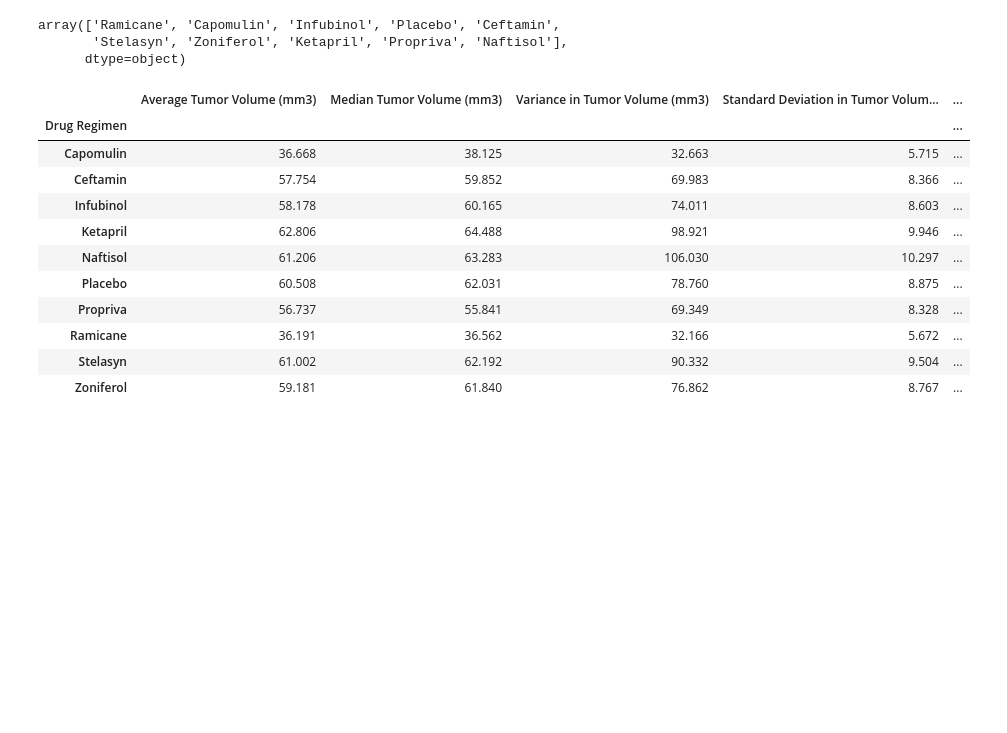
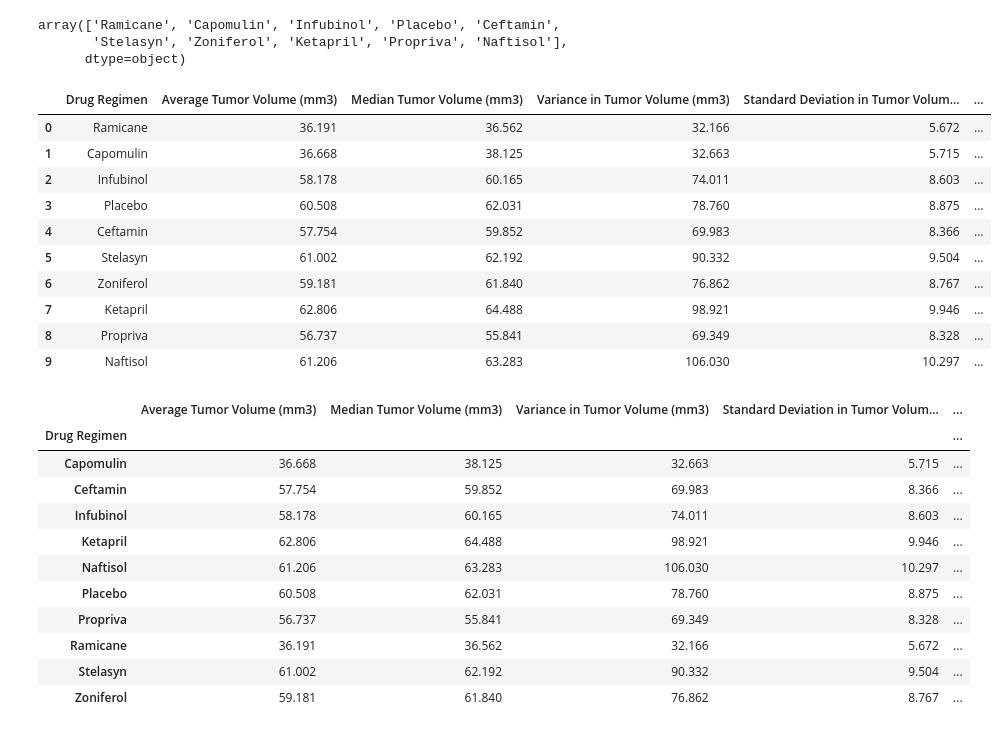
Before and after one commit to SofiaAS1/Pymaceuticals-Inc, a Jupyter notebook: 05-Matplotlib/Instructions/Pymaceuticals/pymaceuticals_starter.ipynb, the cells around one changed output. Cells and saved outputs as stored; diff of their text form; code cells hidden in the pictures; blank space fills up the shorter version.

Commit message:
Completed SummaryStats section

```diff
--- a/05-Matplotlib/Instructions/Pymaceuticals/pymaceuticals_starter.ipynb
+++ b/05-Matplotlib/Instructions/Pymaceuticals/pymaceuticals_starter.ipynb
@@ -114,4 +114,101 @@ cln_combod["Drug Regimen"].unique()
 array(['Ramicane', 'Capomulin', 'Infubinol', 'Placebo', 'Ceftamin',
        'Stelasyn', 'Zoniferol', 'Ketapril', 'Propriva', 'Naftisol'],
       dtype=object)
+# %%
+ramicane = cln_combod.loc[cln_combod["Drug Regimen"] == "Ramicane", :]
+rami_mean = ramicane["Tumor Volume (mm3)"].mean()
+rami_median = ramicane["Tumor Volume (mm3)"].median()
+rami_var = ramicane["Tumor Volume (mm3)"].var()
+rami_std = ramicane["Tumor Volume (mm3)"].std()
+rami_sem = ramicane["Tumor Volume (mm3)"].sem()
+
+capomulin = cln_combod.loc[cln_combod["Drug Regimen"] == "Capomulin", :]
+capo_mean = capomulin["Tumor Volume (mm3)"].mean()
+capo_median = capomulin["Tumor Volume (mm3)"].median()
+capo_var = capomulin["Tumor Volume (mm3)"].var()
+capo_std = capomulin["Tumor Volume (mm3)"].std()
+capo_sem = capomulin["Tumor Volume (mm3)"].sem()
+
+infubinol = cln_combod.loc[cln_combod["Drug Regimen"] == "Infubinol", :]
+infu_mean = infubinol["Tumor Volume (mm3)"].mean()
+infu_median = infubinol["Tumor Volume (mm3)"].median()
+infu_var = infubinol["Tumor Volume (mm3)"].var()
+infu_std = infubinol["Tumor Volume (mm3)"].std()
+infu_sem = infubinol["Tumor Volume (mm3)"].sem()
+
+placebo = cln_combod.loc[cln_combod["Drug Regimen"] == "Placebo", :]
+place_mean = placebo["Tumor Volume (mm3)"].mean()
+place_median = placebo["Tumor Volume (mm3)"].median()
+place_var = placebo["Tumor Volume (mm3)"].var()
+place_std = placebo["Tumor Volume (mm3)"].std()
+place_sem = placebo["Tumor Volume (mm3)"].sem()
+
+ceftamin = cln_combod.loc[cln_combod["Drug Regimen"] == "Ceftamin", :]
+ceft_mean = ceftamin["Tumor Volume (mm3)"].mean()
+ceft_median = ceftamin["Tumor Volume (mm3)"].median()
+ceft_var = ceftamin["Tumor Volume (mm3)"].var()
+ceft_std = ceftamin["Tumor Volume (mm3)"].std()
+ceft_sem = ceftamin["Tumor Volume (mm3)"].sem()
+
+stelasyn = cln_combod.loc[cln_combod["Drug Regimen"] == "Stelasyn", :]
+stela_mean = stelasyn["Tumor Volume (mm3)"].mean()
+stela_median = stelasyn["Tumor Volume (mm3)"].median()
+stela_var = stelasyn["Tumor Volume (mm3)"].var()
+stela_std = stelasyn["Tumor Volume (mm3)"].std()
+stela_sem = stelasyn["Tumor Volume (mm3)"].sem()
+
+zoniferol = cln_combod.loc[cln_combod["Drug Regimen"] == "Zoniferol", :]
+zoni_mean = zoniferol["Tumor Volume (mm3)"].mean()
+zoni_median = zoniferol["Tumor Volume (mm3)"].median()
+zoni_var = zoniferol["Tumor Volume (mm3)"].var()
+zoni_std = zoniferol["Tumor Volume (mm3)"].std()
+zoni_sem = zoniferol["Tumor Volume (mm3)"].sem()
+
+ketapril = cln_combod.loc[cln_combod["Drug Regimen"] == "Ketapril", :]
+keta_mean = ketapril["Tumor Volume (mm3)"].mean()
+keta_median = ketapril["Tumor Volume (mm3)"].median()
+keta_var = ketapril["Tumor Volume (mm3)"].var()
+keta_std = ketapril["Tumor Volume (mm3)"].std()
+keta_sem = ketapril["Tumor Volume (mm3)"].sem()
+
+propriva = cln_combod.loc[cln_combod["Drug Regimen"] == "Propriva", :]
+prop_mean = propriva["Tumor Volume (mm3)"].mean()
+prop_median = propriva["Tumor Volume (mm3)"].median()
+prop_var = propriva["Tumor Volume (mm3)"].var()
+prop_std = propriva["Tumor Volume (mm3)"].std()
+prop_sem = propriva["Tumor Volume (mm3)"].sem()
+
+naftisol = cln_combod.loc[cln_combod["Drug Regimen"] == "Naftisol", :]
+naft_mean = naftisol["Tumor Volume (mm3)"].mean()
+naft_median = naftisol["Tumor Volume (mm3)"].median()
+naft_var = naftisol["Tumor Volume (mm3)"].var()
+naft_std = naftisol["Tumor Volume (mm3)"].std()
+naft_sem = naftisol["Tumor Volume (mm3)"].sem()
+
+summary_stats = pd.DataFrame({"Drug Regimen":['Ramicane', 'Capomulin', 'Infubinol', 'Placebo', 'Ceftamin',
+       'Stelasyn', 'Zoniferol', 'Ketapril', 'Propriva', 'Naftisol'],
+        "Average Tumor Volume (mm3)":[rami_mean, capo_mean, infu_mean, place_mean, ceft_mean, stela_mean, zoni_mean, keta_mean, prop_mean, naft_mean],
+     "Median Tumor Volume (mm3)": [rami_median, capo_median, infu_median, place_median, ceft_median, stela_median, zoni_median, keta_median, prop_median, naft_median],
+    "Variance in Tumor Volume (mm3)": [rami_var, capo_var, infu_var, place_var, ceft_var, stela_var, zoni_var, keta_var, prop_var, naft_var],
+     "Standard Deviation in Tumor Volume (mm3)": [rami_std, capo_std, infu_std, place_std, ceft_std, stela_std, zoni_std, keta_std, prop_std, naft_std],
+     "Standard Error in Tumor Volume (mm3)": [rami_sem, capo_sem, infu_sem, place_sem, ceft_sem, stela_sem, zoni_sem, keta_sem, prop_sem, naft_sem]})
+summary_stats = summary_stats.sort_index()
+summary_stats["Average Tumor Volume (mm3)"] = summary_stats["Average Tumor Volume (mm3)"].map("{:.3f}".format)
+summary_stats["Median Tumor Volume (mm3)"] = summary_stats["Median Tumor Volume (mm3)"].map("{:.3f}".format)
+summary_stats["Variance in Tumor Volume (mm3)"] = summary_stats["Variance in Tumor Volume (mm3)"].map("{:.3f}".format)
+summary_stats["Standard Deviation in Tumor Volume (mm3)"] = summary_stats["Standard Deviation in Tumor Volume (mm3)"].map("{:.3f}".format)
+summary_stats["Standard Error in Tumor Volume (mm3)"] = summary_stats["Standard Error in Tumor Volume (mm3)"].map("{:.3f}".format)
+summary_stats
+# %% [output]
+|  | Drug Regimen | Average Tumor Volume (mm3) | Median Tumor Volume (mm3) | Variance in Tumor Volume (mm3) | Standard Deviation in Tumor Volum... | ... |
+| 0 | Ramicane | 36.191 | 36.562 | 32.166 | 5.672 | ... |
+| 1 | Capomulin | 36.668 | 38.125 | 32.663 | 5.715 | ... |
+| 2 | Infubinol | 58.178 | 60.165 | 74.011 | 8.603 | ... |
+| 3 | Placebo | 60.508 | 62.031 | 78.760 | 8.875 | ... |
+| 4 | Ceftamin | 57.754 | 59.852 | 69.983 | 8.366 | ... |
+| 5 | Stelasyn | 61.002 | 62.192 | 90.332 | 9.504 | ... |
+| 6 | Zoniferol | 59.181 | 61.840 | 76.862 | 8.767 | ... |
+| 7 | Ketapril | 62.806 | 64.488 | 98.921 | 9.946 | ... |
+| 8 | Propriva | 56.737 | 55.841 | 69.349 | 8.328 | ... |
+| 9 | Naftisol | 61.206 | 63.283 | 106.030 | 10.297 | ... |
 # %%
```
Also changed, not shown: parts of 2 cells of this notebook.
